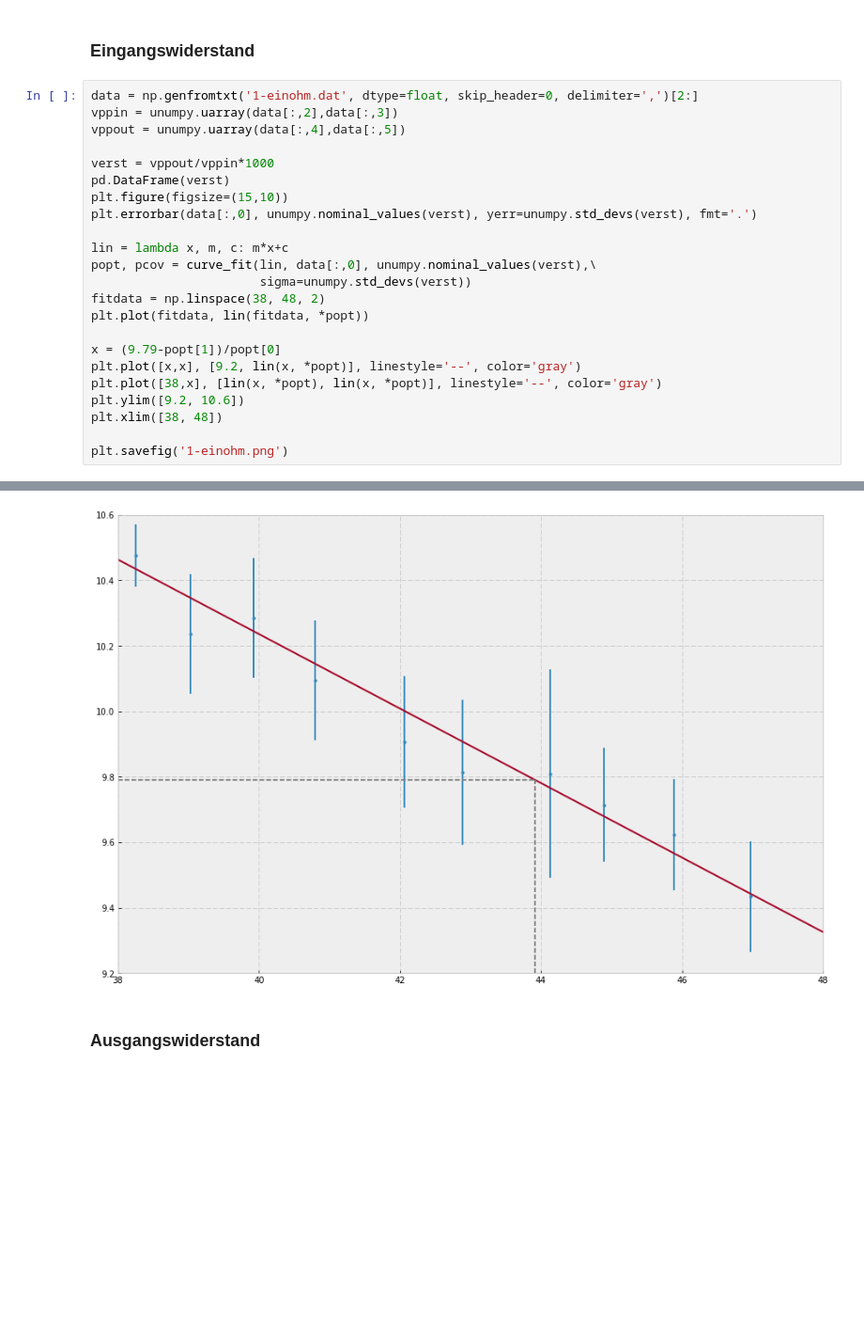
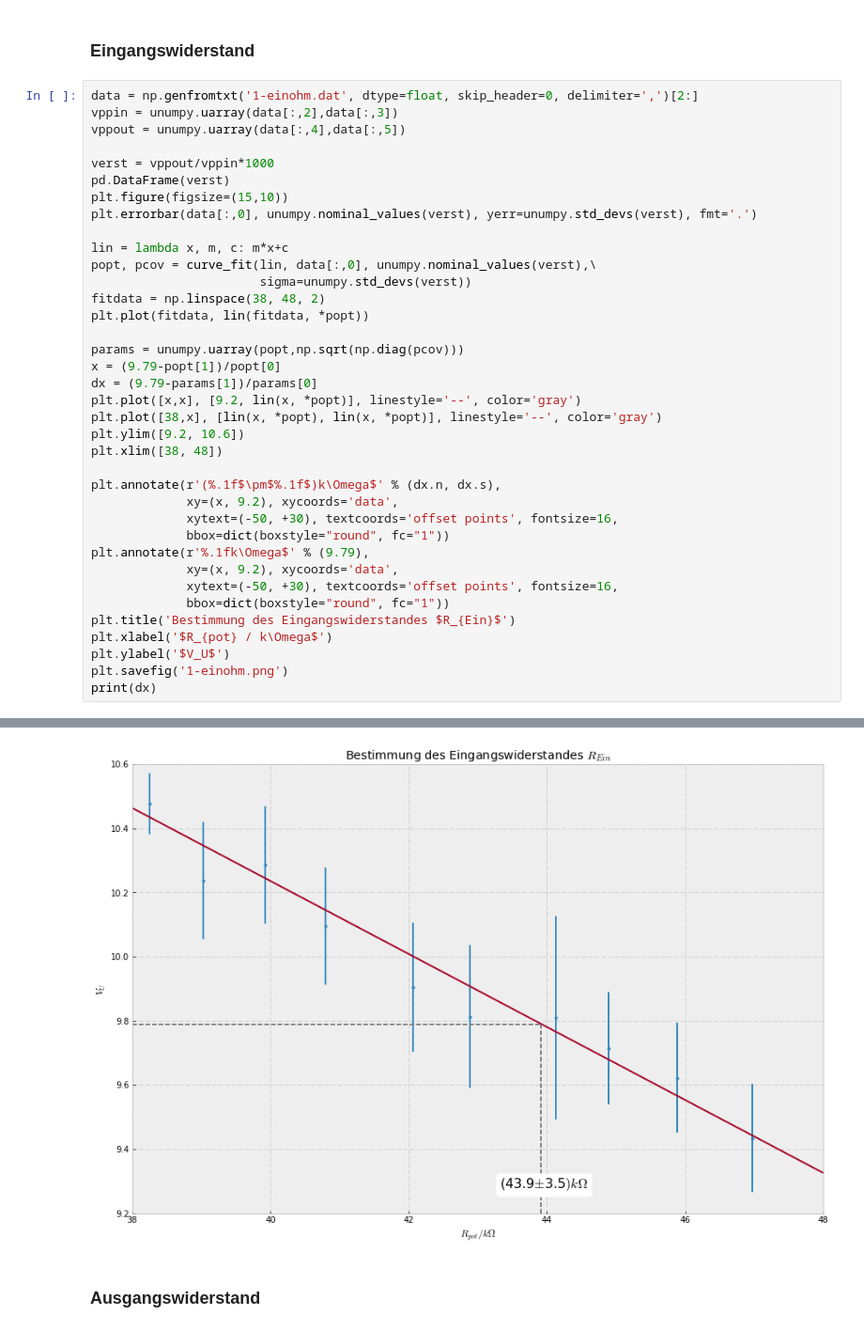
Before and after one commit to acereca/FP, a Jupyter notebook: E01 - Grundpraktikum Elektronik/E01.ipynb, the cells around one changed output, grey strips where cells are left out. Shown: that part at 94% size. Cells and saved outputs as stored; diff of their text form; blank space fills up the shorter version.

Commit message:
updated plot for ex1 4

```diff
--- a/E01 - Grundpraktikum Elektronik/E01.ipynb
+++ b/E01 - Grundpraktikum Elektronik/E01.ipynb
@@ -133,11 +133,25 @@ popt, pcov = curve_fit(lin, data[:,0], unumpy.nominal_values(verst),\
 fitdata = np.linspace(38, 48, 2)
 plt.plot(fitdata, lin(fitdata, *popt))
 
+params = unumpy.uarray(popt,np.sqrt(np.diag(pcov)))
 x = (9.79-popt[1])/popt[0]
+dx = (9.79-params[1])/params[0]
 plt.plot([x,x], [9.2, lin(x, *popt)], linestyle='--', color='gray')
 plt.plot([38,x], [lin(x, *popt), lin(x, *popt)], linestyle='--', color='gray')
 plt.ylim([9.2, 10.6])
 plt.xlim([38, 48])
 
+plt.annotate(r'(%.1f$\pm$%.1f$)k\Omega$' % (dx.n, dx.s),
+             xy=(x, 9.2), xycoords='data',
+             xytext=(-50, +30), textcoords='offset points', fontsize=16,
+             bbox=dict(boxstyle="round", fc="1"))
+plt.annotate(r'%.1fk\Omega$' % (9.79),
+             xy=(x, 9.2), xycoords='data',
+             xytext=(-50, +30), textcoords='offset points', fontsize=16,
+             bbox=dict(boxstyle="round", fc="1"))
+plt.title('Bestimmung des Eingangswiderstandes $R_{Ein}$')
+plt.xlabel('$R_{pot} / k\Omega$')
+plt.ylabel('$V_U$')
 plt.savefig('1-einohm.png')
+print(dx)
 # %% [output]
@@ -144,4 +159,4 @@ plt.savefig('1-einohm.png')
-[figure, old version]
+[figure, new version]
 # %% [markdown]
 ### Ausgangswiderstand
 # %% [markdown]
```
Also changed, not shown: parts of 1 cell of this notebook, 1 other file.
